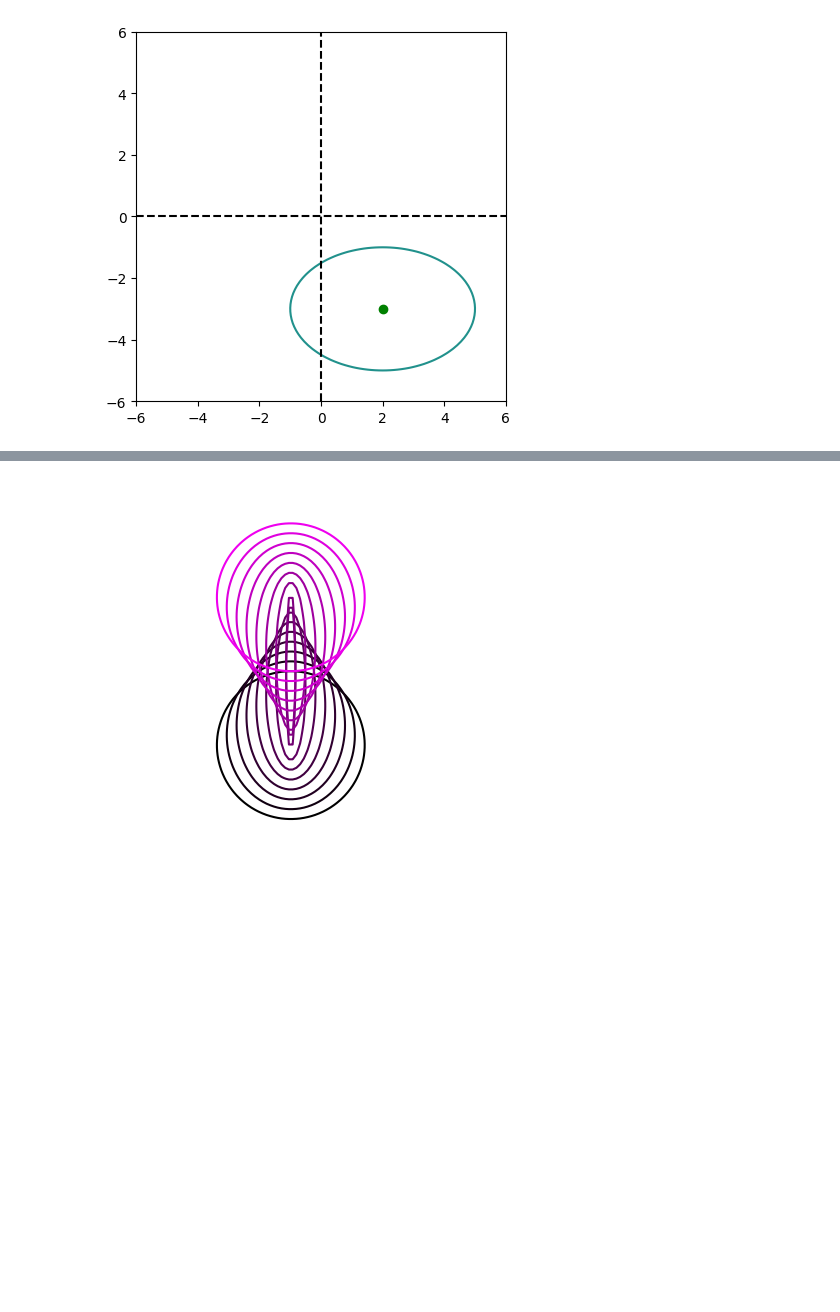
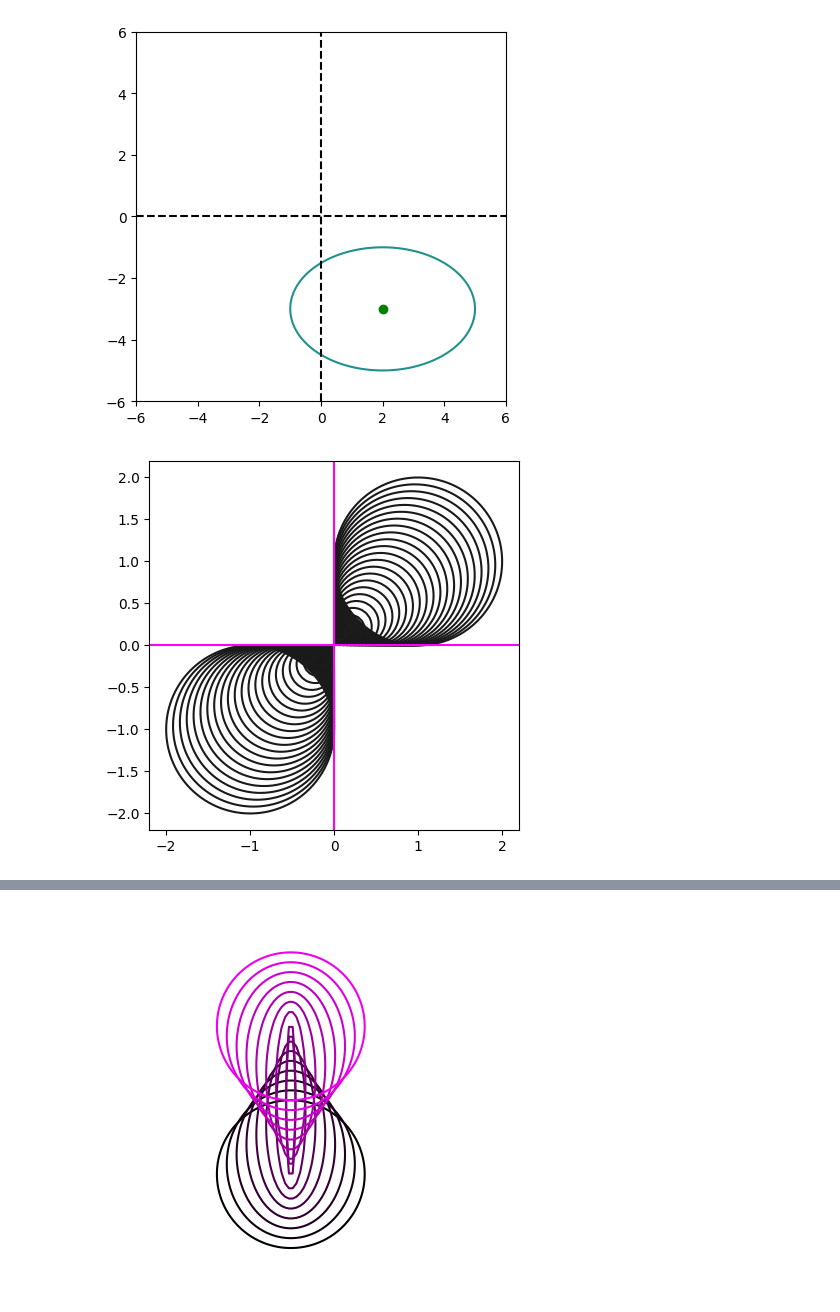
Before and after one commit to tutka13/Diploma-thesis, a Jupyter notebook: systems.ipynb, the cells around one changed output, grey strips where cells are left out. Cells and saved outputs as stored; diff of their text form; code cells hidden in the pictures; blank space fills up the shorter version.

```diff
--- a/systems.ipynb
+++ b/systems.ipynb
@@ -26,3 +26,19 @@ plt.show()
 # %% [output]
 6
 [figure]
+# %%
+axlim = 2.2
+x = np.linspace(-axlim,axlim,100)
+X, Y = np.meshgrid(x,x)
+
+for t in np.linspace(-1,1,50):
+        Fxy = (X-t)**2 + (Y-t)**2 - t**2
+        plt.contour(X, Y , Fxy, 0, colors=[.1,.1,.1])
+Exy1 = X
+Exy2 = Y
+plt.contour(X, Y , Exy1, 0, colors=[1,0,1])
+plt.contour(X, Y , Exy2, 0, colors=[1,0,1])
+plt.gca().set_aspect('equal')
+plt.show()
+# %% [output]
+[figure, added]
```
Also changed, not shown: parts of 2 cells of this notebook.
